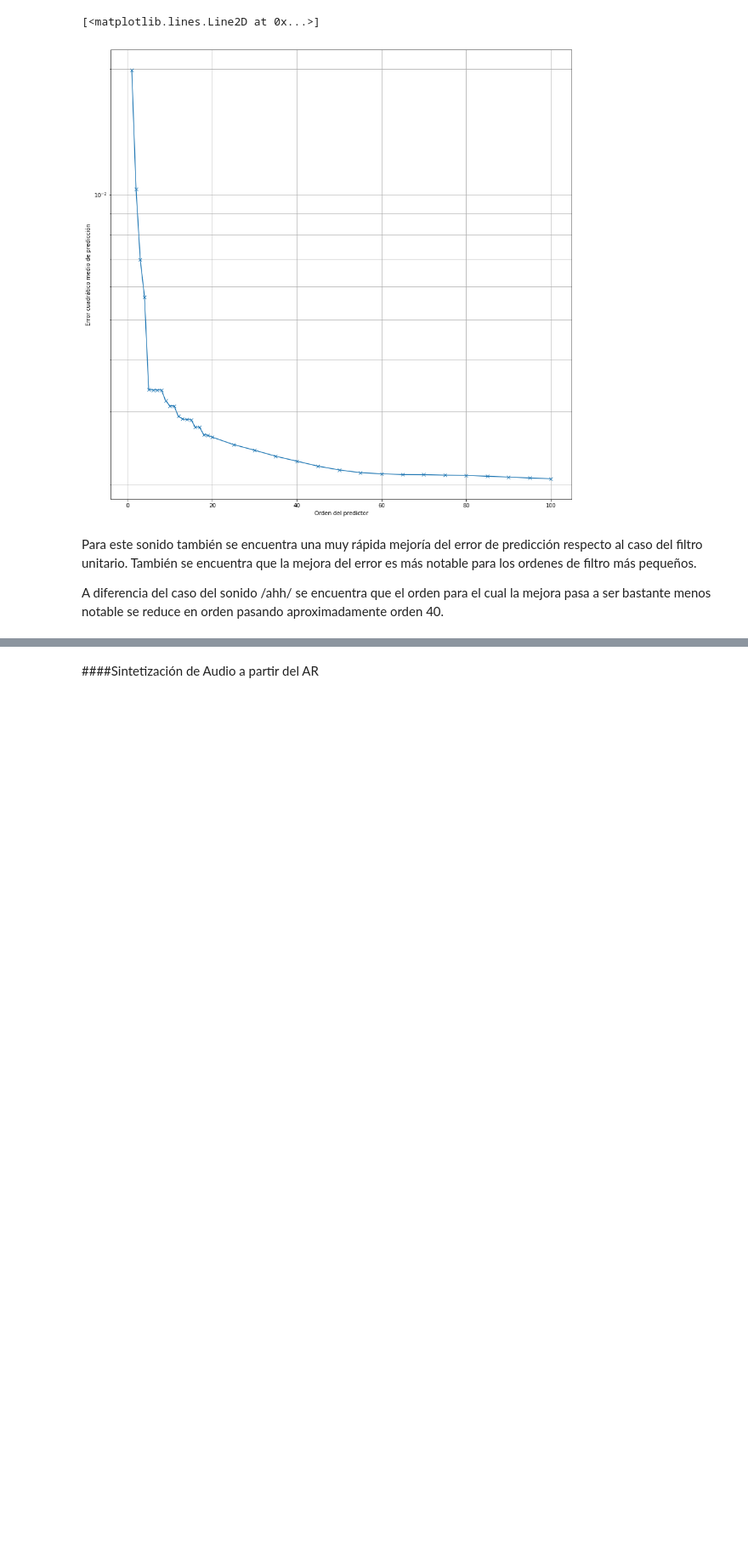
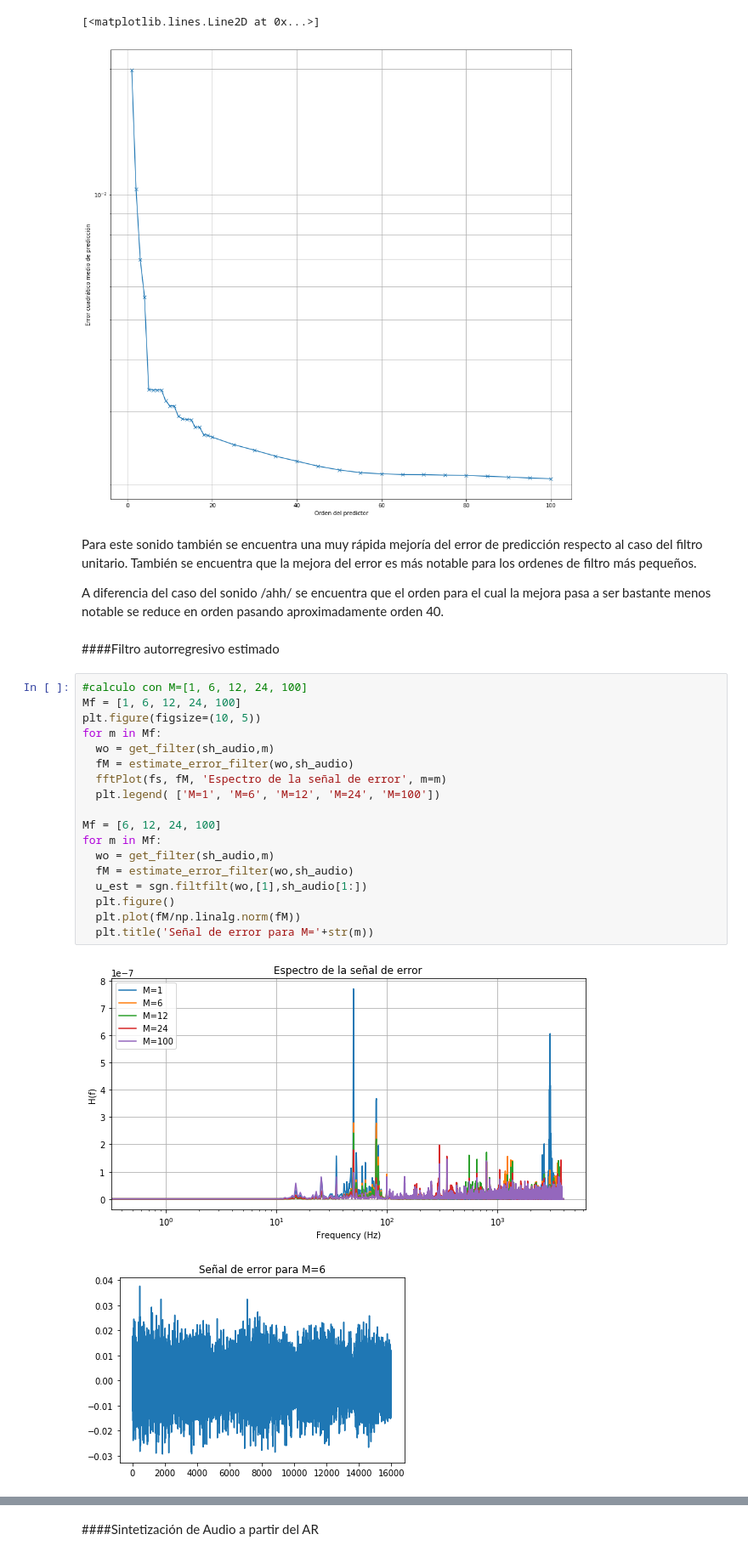
Before and after one commit to LuFernandez/PASA, a Jupyter notebook: Guia 3/Guia3.ipynb, the cells around one changed output, grey strips where cells are left out. Shown at 85% size. Drawn from its saved outputs; the diff is of its cells as text; blank space fills up the shorter version.

```diff
--- a/Guia 3/Guia3.ipynb
+++ b/Guia 3/Guia3.ipynb
@@ -274,3 +276,26 @@ plt.semilogy(Ms,fullPM, marker='x')
 Para este sonido también se encuentra una muy rápida mejoría del error de predicción respecto al caso del filtro unitario. También se encuentra que la mejora del error es más notable para los ordenes de filtro más pequeños.
 
 A diferencia del caso del sonido /ahh/ se encuentra que el orden para el cual la mejora pasa a ser bastante menos notable se reduce en orden pasando aproximadamente orden 40.
+# %% [markdown]
+####Filtro autorregresivo estimado
+# %%
+#calculo con M=[1, 6, 12, 24, 100]
+Mf = [1, 6, 12, 24, 100]
+plt.figure(figsize=(10, 5))
+for m in Mf:
+  wo = get_filter(sh_audio,m)
+  fM = estimate_error_filter(wo,sh_audio)
+  fftPlot(fs, fM, 'Espectro de la señal de error', m=m)
+  plt.legend( ['M=1', 'M=6', 'M=12', 'M=24', 'M=100'])
+
+Mf = [6, 12, 24, 100]
+for m in Mf:
+  wo = get_filter(sh_audio,m)
+  fM = estimate_error_filter(wo,sh_audio)
+  u_est = sgn.filtfilt(wo,[1],sh_audio[1:])
+  plt.figure()
+  plt.plot(fM/np.linalg.norm(fM))
+  plt.title('Señal de error para M='+str(m))
+# %% [output]
+[figure, added]
+[figure, added]
```
Also changed, not shown: parts of 9 cells of this notebook.
